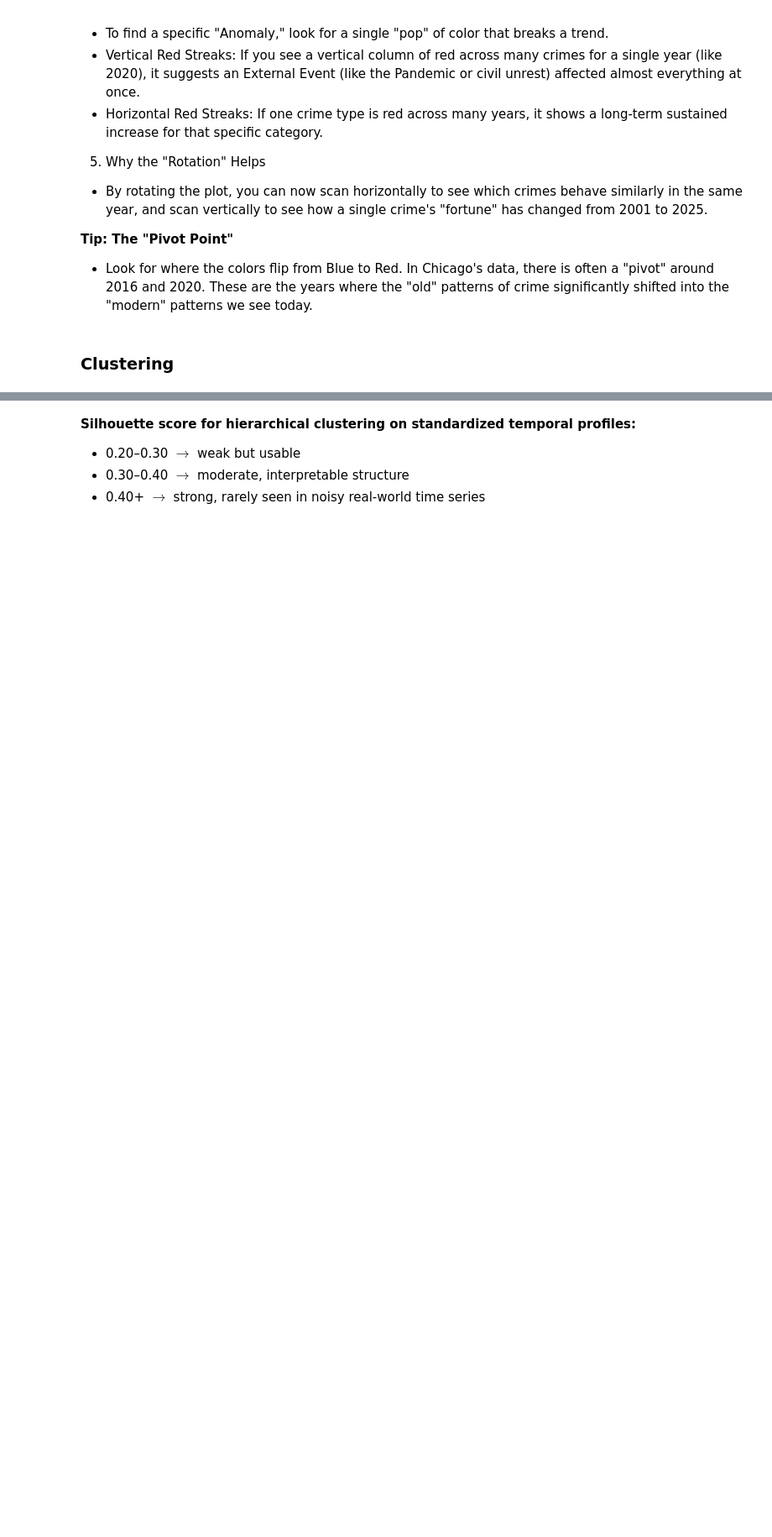
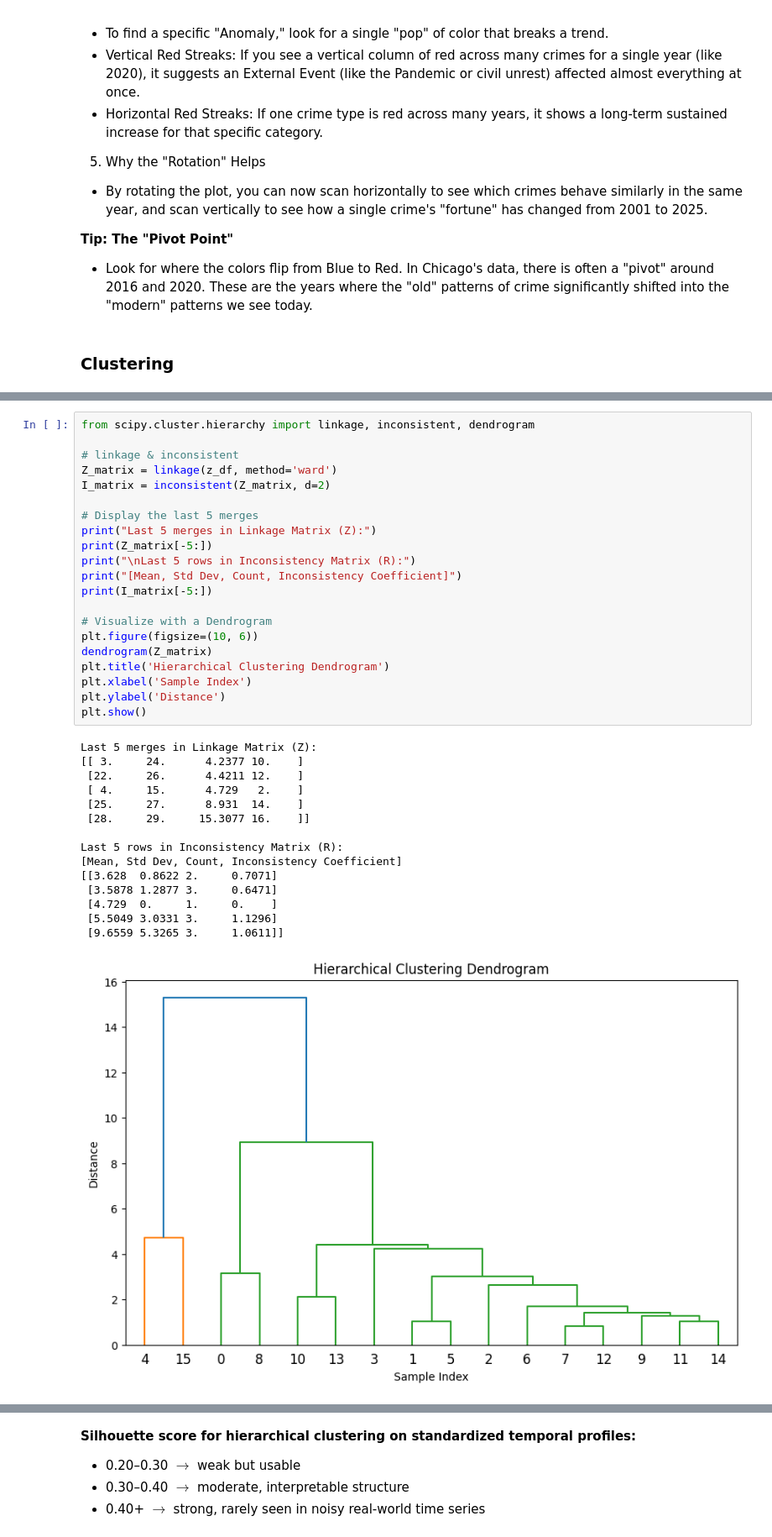
Before and after one commit to SirErikPak/ChicagoCrime, a Jupyter notebook: Notebook/ChicagoCrimeClusterAnalysis.ipynb, the cells around one changed output, grey strips where cells are left out. Shown at 84% size. Cells and saved outputs as stored; diff of their text form; blank space fills up the shorter version.

```diff
--- a/Notebook/ChicagoCrimeClusterAnalysis.ipynb
+++ b/Notebook/ChicagoCrimeClusterAnalysis.ipynb
@@ -318,0 +378,37 @@ plot.plot_cuts(heights, incons)
+# %%
+from scipy.cluster.hierarchy import linkage, inconsistent, dendrogram
+
+# linkage & inconsistent
+Z_matrix = linkage(z_df, method='ward')
+I_matrix = inconsistent(Z_matrix, d=2)
+
+# Display the last 5 merges
+print("Last 5 merges in Linkage Matrix (Z):")
+print(Z_matrix[-5:])
+print("\nLast 5 rows in Inconsistency Matrix (R):")
+print("[Mean, Std Dev, Count, Inconsistency Coefficient]")
+print(I_matrix[-5:])
+
+# Visualize with a Dendrogram
+plt.figure(figsize=(10, 6))
+dendrogram(Z_matrix)
+plt.title('Hierarchical Clustering Dendrogram')
+plt.xlabel('Sample Index')
+plt.ylabel('Distance')
+plt.show()
+# %% [output]
+Last 5 merges in Linkage Matrix (Z):
+[[ 3.     24.      4.2377 10.    ]
+ [22.     26.      4.4211 12.    ]
+ [ 4.     15.      4.729   2.    ]
+ [25.     27.      8.931  14.    ]
+ [28.     29.     15.3077 16.    ]]
+
+Last 5 rows in Inconsistency Matrix (R):
+[Mean, Std Dev, Count, Inconsistency Coefficient]
+[[3.628  0.8622 2.     0.7071]
+ [3.5878 1.2877 3.     0.6471]
+ [4.729  0.     1.     0.    ]
+ [5.5049 3.0331 3.     1.1296]
+ [9.6559 5.3265 3.     1.0611]]
+[figure, added]
```
Also changed, not shown: parts of 34 cells of this notebook, 1 other file.
